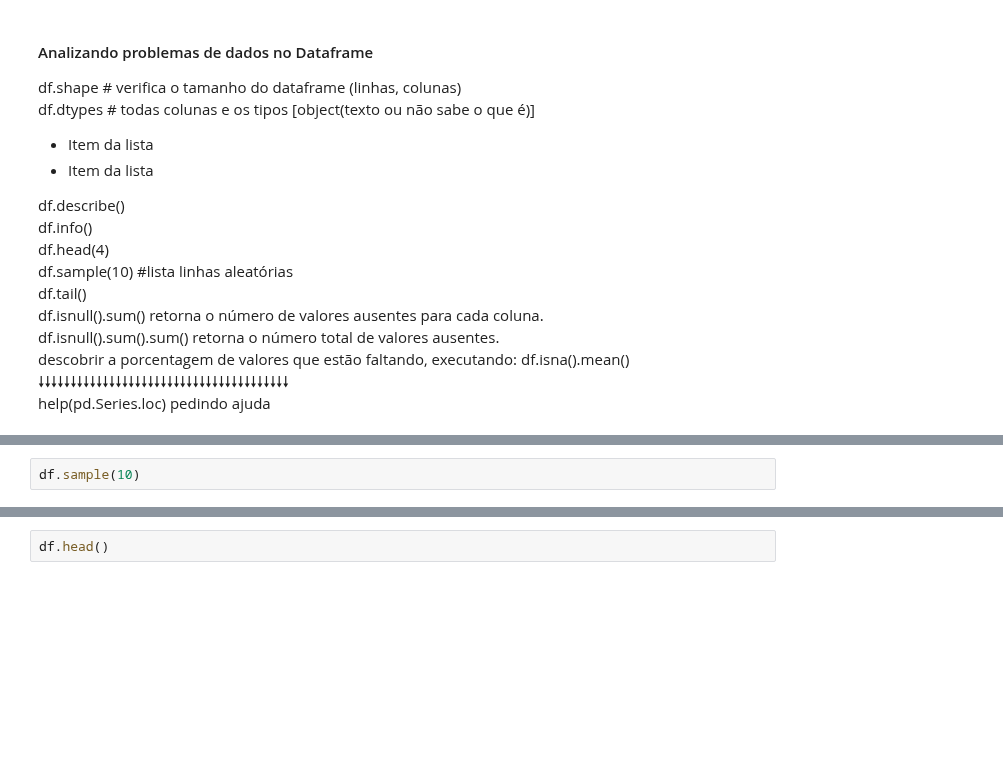
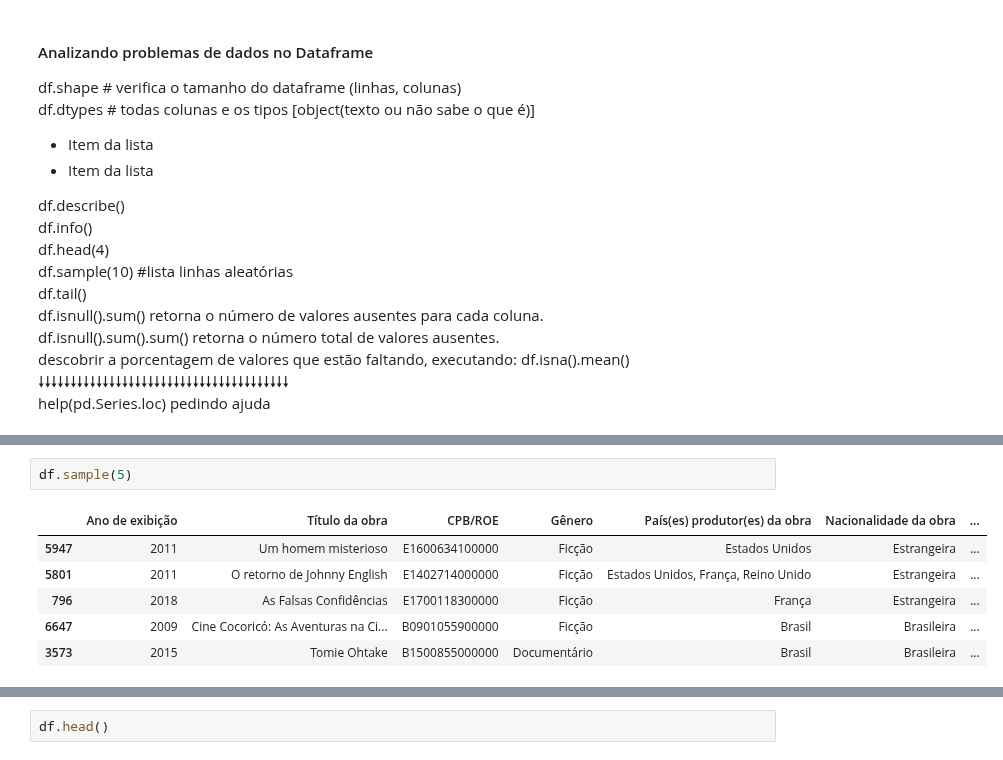
Before and after one commit to V1L3La/Learning-An-lise-de-Dados-em-Python, a Jupyter notebook: Filmes_no_Brasil_2009_2019_Análise_de_Dados_em_Python_Aula_01.ipynb, the cells around one changed output, grey strips where cells are left out. Cells and saved outputs as stored; diff of their text form; blank space fills up the shorter version.

```diff
--- a/Filmes_no_Brasil_2009_2019_Análise_de_Dados_em_Python_Aula_01.ipynb
+++ b/Filmes_no_Brasil_2009_2019_Análise_de_Dados_em_Python_Aula_01.ipynb
@@ -52,4 +64,11 @@ df.describe()
 # %%
-df.sample(10)
+df.sample(5)
+# %% [output]
+|  | Ano de exibição | Título da obra | CPB/ROE | Gênero | País(es) produtor(es) da obra | Nacionalidade da obra | ... |
+| 5947 | 2011 | Um homem misterioso | E1600634100000 | Ficção | Estados Unidos | Estrangeira | ... |
+| 5801 | 2011 | O retorno de Johnny English | E1402714000000 | Ficção | Estados Unidos, França, Reino Unido | Estrangeira | ... |
+| 796 | 2018 | As Falsas Confidências | E1700118300000 | Ficção | França | Estrangeira | ... |
+| 6647 | 2009 | Cine Cocoricó: As Aventuras na Ci... | B0901055900000 | Ficção | Brasil | Brasileira | ... |
+| 3573 | 2015 | Tomie Ohtake | B1500855000000 | Documentário | Brasil | Brasileira | ... |
 # %%
 df.tail()   # nan  = not a number
```
Also changed, not shown: parts of 7 cells of this notebook.
